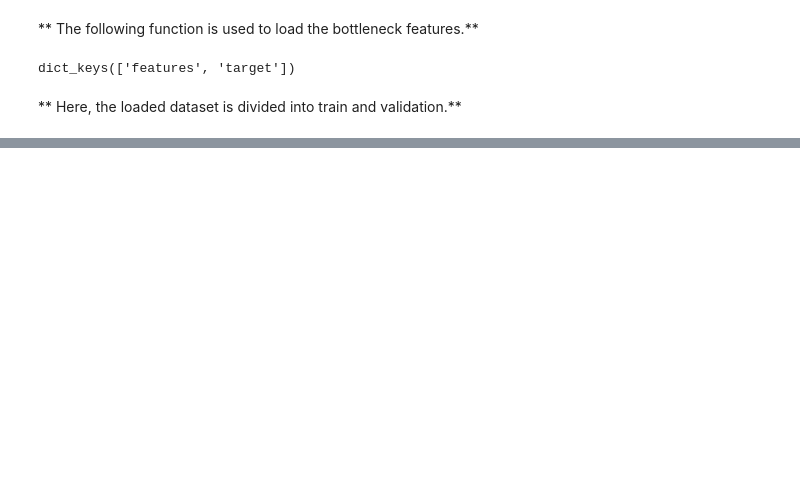
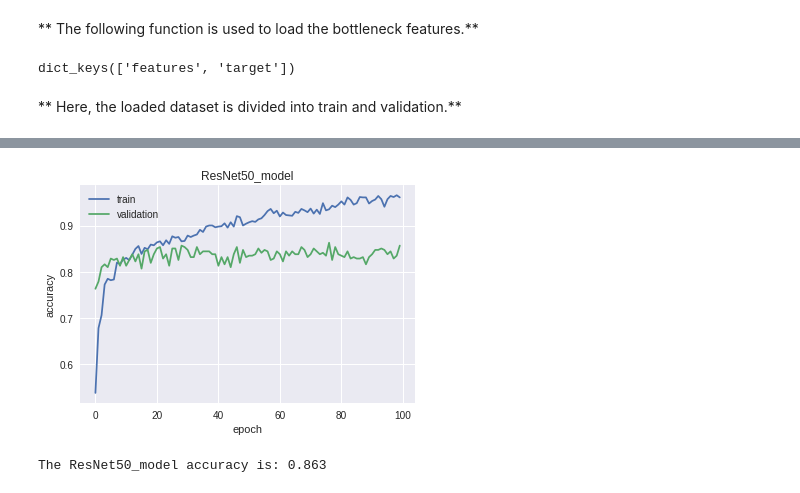
Before and after one commit to mekhod/iceberg_ship, a Jupyter notebook: iceberg_ship.ipynb, the cells around one changed output, grey strips where cells are left out. Cells and saved outputs as stored; diff of their text form; code cells hidden in the pictures; blank space fills up the shorter version.

```diff
--- a/iceberg_ship.ipynb
+++ b/iceberg_ship.ipynb
@@ -464,3 +482,6 @@ bottleneckFeatures.keys()
 dict_keys(['features', 'target'])
 # %% [markdown]
 ** Here, the loaded dataset is divided into train and validation.**
+# %%
+X_train_res, X_val_res, y_train_res, y_val_res =\
+train_test_split(bottleneckFeatures['features'], bottleneckFeatures['target'], test_size=0.20, random_state=19)
@@ -467,20 +492,18 @@ dict_keys(['features', 'target'])
 # %%
-def model_ResNet50(inp=bottleneckFeatures['features']):
+def model_ResNet50(inp=X_train_res):
+    ##
+    K.clear_session()
+    ##
     ResNet50_model = Sequential()
-    # InceptionV3_model.add(Dense(860, input_dim=inp.shape[1:], activation='relu'))
     ResNet50_model.add(GlobalAveragePooling2D(input_shape=inp.shape[1:]))
-    ResNet50_model.add(Dense(860, activation='relu'))
+    ResNet50_model.add(Dense(160, activation='relu'))
     ResNet50_model.add(Dropout(0.5))
-    ResNet50_model.add(Dense(460, activation='relu'))
+    ResNet50_model.add(Dense(86, activation='relu'))
     ResNet50_model.add(Dropout(0.5))
-    # ResNet50_model.add(Dense(10, activation='relu'))
-    # ResNet50_model.add(Dropout(0.5))
-    # ResNet50_model.add(Dense(160, activation='relu'))
-    # ResNet50_model.add(Dropout(0.5))
     ResNet50_model.add(Dense(1, activation='sigmoid'))
     return ResNet50_model
 # %%
-ResNet50_model = model_ResNet50()
+ResNet50_model = model_ResNet50(inp=X_train_res)
 ResNet50_model.summary()
 # %% [output]
 _________________________________________________________________
@@ -503,2 +526,21 @@ Trainable params: 2,158,661
 Non-trainable params: 0
 _________________________________________________________________
+# %%
+adam = Adam(lr=0.0003)
+ResNet50_model.compile(loss='binary_crossentropy',
+                       optimizer=adam,
+                       metrics=['accuracy'])
+
+##
+checkpointer = ModelCheckpoint(filepath='./weights/ResNet50_model_weights.hdf5',
+                               monitor='val_acc',
+                               verbose=1,
+                               save_best_only=True,
+                               mode='max')
+
+hist_3 = ResNet50_model.fit(X_train_res, y_train_res,
+                            batch_size=32,
+                            validation_data=(X_val_res, y_val_res),
+                            epochs=100,
+                            callbacks=[checkpointer],
+                            verbose=0)
@@ -504,0 +565,16 @@ _________________________________________________________________
+# %%
+plot_history(hist=hist_3, title='ResNet50_model')
+# %% [output]
+[figure, added]
+# %%
+model = model_ResNet50(inp=X_train_res)
+model.load_weights('./weights/ResNet50_model_weights.hdf5')
+model.compile(loss='binary_crossentropy',
+                  optimizer=adam,
+                  metrics=['accuracy'])
+model_ResNet50_score = model.evaluate(X_val_res, y_val_res, verbose=0)
+print("The {} accuracy is: {:.3f}".format('ResNet50_model', model_ResNet50_score[1]))
+
+acc['ResNet50_model'] = model_ResNet50_score
+# %% [output]
+The ResNet50_model accuracy is: 0.863
```
Also changed, not shown: parts of 27 cells of this notebook, 5 other files.
